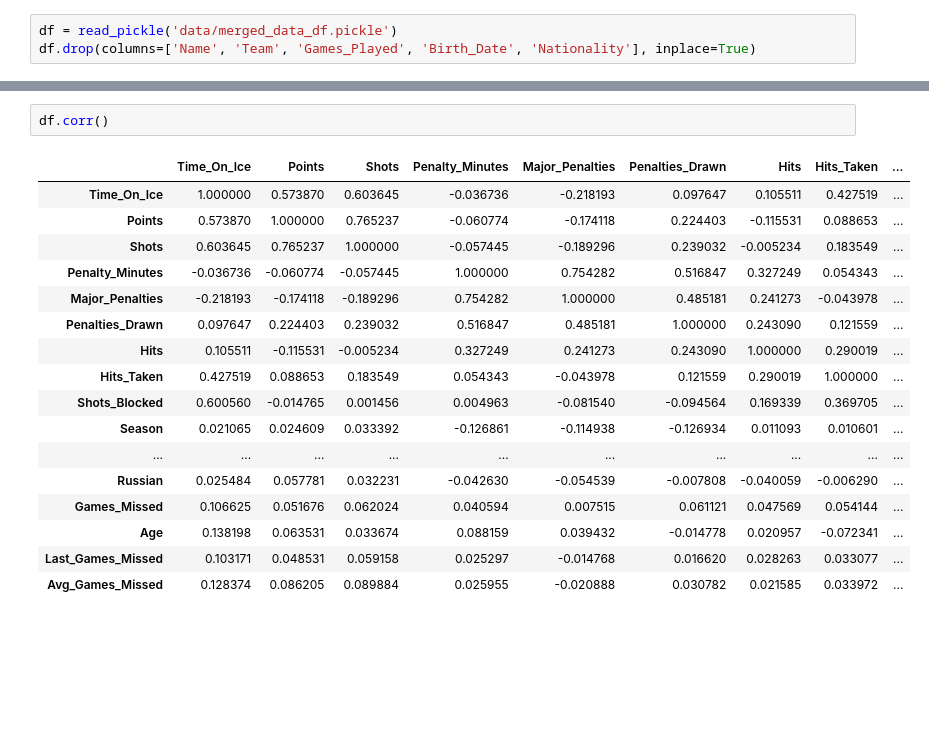
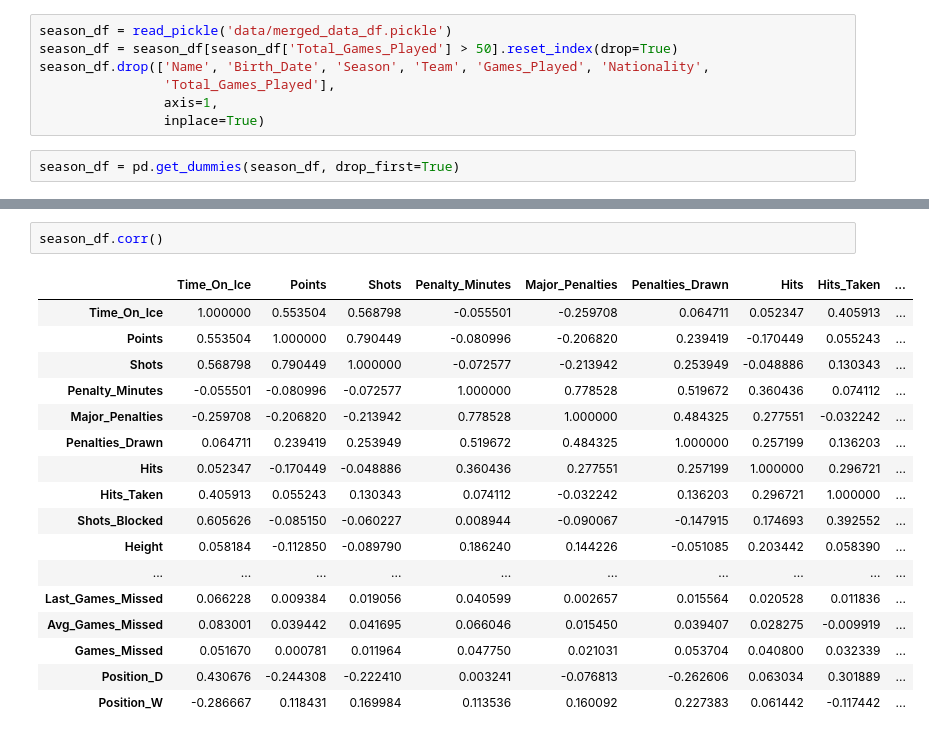
Before and after one commit to lwadya/nhl_injuries, a Jupyter notebook: 02_luther.ipynb, the cells around one changed output, grey strips where cells are left out. Drawn from its saved outputs; the diff is of its cells as text; blank space fills up the shorter version.

```diff
--- a/02_luther.ipynb
+++ b/02_luther.ipynb
@@ -5,3 +14,9 @@ from work.luther_code import read_pickle
 # %%
-df = read_pickle('data/merged_data_df.pickle')
-df.drop(columns=['Name', 'Team', 'Games_Played', 'Birth_Date', 'Nationality'], inplace=True)
+season_df = read_pickle('data/merged_data_df.pickle')
+season_df = season_df[season_df['Total_Games_Played'] > 50].reset_index(drop=True)
+season_df.drop(['Name', 'Birth_Date', 'Season', 'Team', 'Games_Played', 'Nationality',
+                'Total_Games_Played'],
+                axis=1,
+                inplace=True)
+# %%
+season_df = pd.get_dummies(season_df, drop_first=True)
@@ -8,20 +66,20 @@ df.drop(columns=['Name', 'Team', 'Games_Played', 'Birth_Date', 'Nationality'], i
 # %%
-df.corr()
+season_df.corr()
 # %% [output]
 |  | Time_On_Ice | Points | Shots | Penalty_Minutes | Major_Penalties | Penalties_Drawn | Hits | Hits_Taken | ... |
-| Time_On_Ice | 1.000000 | 0.573870 | 0.603645 | -0.036736 | -0.218193 | 0.097647 | 0.105511 | 0.427519 | ... |
-| Points | 0.573870 | 1.000000 | 0.765237 | -0.060774 | -0.174118 | 0.224403 | -0.115531 | 0.088653 | ... |
-| Shots | 0.603645 | 0.765237 | 1.000000 | -0.057445 | -0.189296 | 0.239032 | -0.005234 | 0.183549 | ... |
-| Penalty_Minutes | -0.036736 | -0.060774 | -0.057445 | 1.000000 | 0.754282 | 0.516847 | 0.327249 | 0.054343 | ... |
-| Major_Penalties | -0.218193 | -0.174118 | -0.189296 | 0.754282 | 1.000000 | 0.485181 | 0.241273 | -0.043978 | ... |
-| Penalties_Drawn | 0.097647 | 0.224403 | 0.239032 | 0.516847 | 0.485181 | 1.000000 | 0.243090 | 0.121559 | ... |
-| Hits | 0.105511 | -0.115531 | -0.005234 | 0.327249 | 0.241273 | 0.243090 | 1.000000 | 0.290019 | ... |
-| Hits_Taken | 0.427519 | 0.088653 | 0.183549 | 0.054343 | -0.043978 | 0.121559 | 0.290019 | 1.000000 | ... |
-| Shots_Blocked | 0.600560 | -0.014765 | 0.001456 | 0.004963 | -0.081540 | -0.094564 | 0.169339 | 0.369705 | ... |
-| Season | 0.021065 | 0.024609 | 0.033392 | -0.126861 | -0.114938 | -0.126934 | 0.011093 | 0.010601 | ... |
+| Time_On_Ice | 1.000000 | 0.553504 | 0.568798 | -0.055501 | -0.259708 | 0.064711 | 0.052347 | 0.405913 | ... |
+| Points | 0.553504 | 1.000000 | 0.790449 | -0.080996 | -0.206820 | 0.239419 | -0.170449 | 0.055243 | ... |
+| Shots | 0.568798 | 0.790449 | 1.000000 | -0.072577 | -0.213942 | 0.253949 | -0.048886 | 0.130343 | ... |
+| Penalty_Minutes | -0.055501 | -0.080996 | -0.072577 | 1.000000 | 0.778528 | 0.519672 | 0.360436 | 0.074112 | ... |
+| Major_Penalties | -0.259708 | -0.206820 | -0.213942 | 0.778528 | 1.000000 | 0.484325 | 0.277551 | -0.032242 | ... |
+| Penalties_Drawn | 0.064711 | 0.239419 | 0.253949 | 0.519672 | 0.484325 | 1.000000 | 0.257199 | 0.136203 | ... |
+| Hits | 0.052347 | -0.170449 | -0.048886 | 0.360436 | 0.277551 | 0.257199 | 1.000000 | 0.296721 | ... |
+| Hits_Taken | 0.405913 | 0.055243 | 0.130343 | 0.074112 | -0.032242 | 0.136203 | 0.296721 | 1.000000 | ... |
+| Shots_Blocked | 0.605626 | -0.085150 | -0.060227 | 0.008944 | -0.090067 | -0.147915 | 0.174693 | 0.392552 | ... |
+| Height | 0.058184 | -0.112850 | -0.089790 | 0.186240 | 0.144226 | -0.051085 | 0.203442 | 0.058390 | ... |
 | ... | ... | ... | ... | ... | ... | ... | ... | ... | ... |
-| Russian | 0.025484 | 0.057781 | 0.032231 | -0.042630 | -0.054539 | -0.007808 | -0.040059 | -0.006290 | ... |
-| Games_Missed | 0.106625 | 0.051676 | 0.062024 | 0.040594 | 0.007515 | 0.061121 | 0.047569 | 0.054144 | ... |
-| Age | 0.138198 | 0.063531 | 0.033674 | 0.088159 | 0.039432 | -0.014778 | 0.020957 | -0.072341 | ... |
-| Last_Games_Missed | 0.103171 | 0.048531 | 0.059158 | 0.025297 | -0.014768 | 0.016620 | 0.028263 | 0.033077 | ... |
-| Avg_Games_Missed | 0.128374 | 0.086205 | 0.089884 | 0.025955 | -0.020888 | 0.030782 | 0.021585 | 0.033972 | ... |
+| Last_Games_Missed | 0.066228 | 0.009384 | 0.019056 | 0.040599 | 0.002657 | 0.015564 | 0.020528 | 0.011836 | ... |
+| Avg_Games_Missed | 0.083001 | 0.039442 | 0.041695 | 0.066046 | 0.015450 | 0.039407 | 0.028275 | -0.009919 | ... |
+| Games_Missed | 0.051670 | 0.000781 | 0.011964 | 0.047750 | 0.021031 | 0.053704 | 0.040800 | 0.032339 | ... |
+| Position_D | 0.430676 | -0.244308 | -0.222410 | 0.003241 | -0.076813 | -0.262606 | 0.063034 | 0.301889 | ... |
+| Position_W | -0.286667 | 0.118431 | 0.169984 | 0.113536 | 0.160092 | 0.227383 | 0.061442 | -0.117442 | ... |
```
Also changed, not shown: parts of 13 cells of this notebook, 5 other files.
